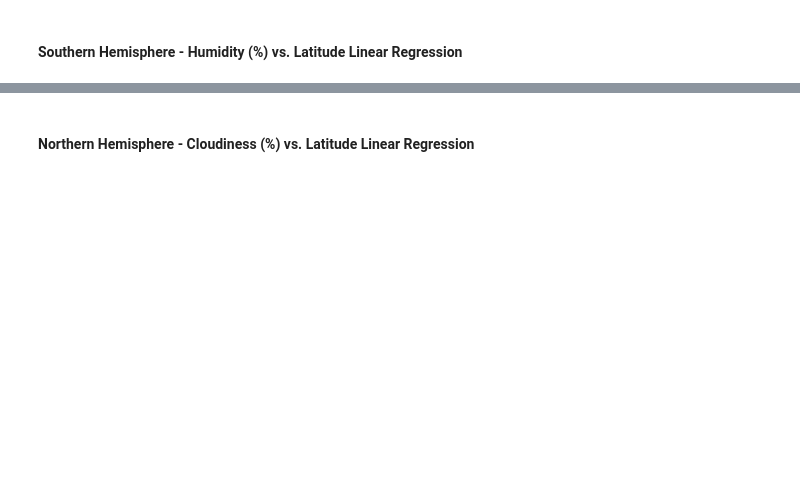
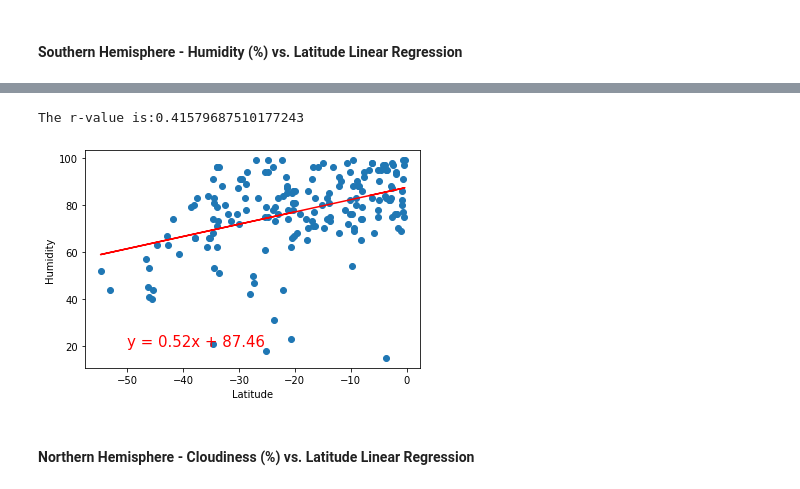
Before and after one commit to itanalytics/python-api-challenge, a Jupyter notebook: WeatherPy/WeatherPy.ipynb, the cells around one changed output, grey strips where cells are left out. Drawn from its saved outputs; the diff is of its cells as text; code cells hidden in the pictures; blank space fills up the shorter version.

```diff
--- a/WeatherPy/WeatherPy.ipynb
+++ b/WeatherPy/WeatherPy.ipynb
@@ -216,2 +239,11 @@ The r-value is: 0.014985174297345524
+# %%
+linearRegression(south_hemi_df['Lat'],south_hemi_df['Humidity'])
+plt.annotate(line_eq,(-50,20),fontsize=15,color="red")
+plt.xlabel('Latitude')
+plt.ylabel('Humidity')
+plt.show()
+# %% [output]
+The r-value is:0.41579687510177243
+[figure, added]
 # %% [markdown]
 ####  Northern Hemisphere - Cloudiness (%) vs. Latitude Linear Regression
```
Also changed, not shown: parts of 17 cells of this notebook.
